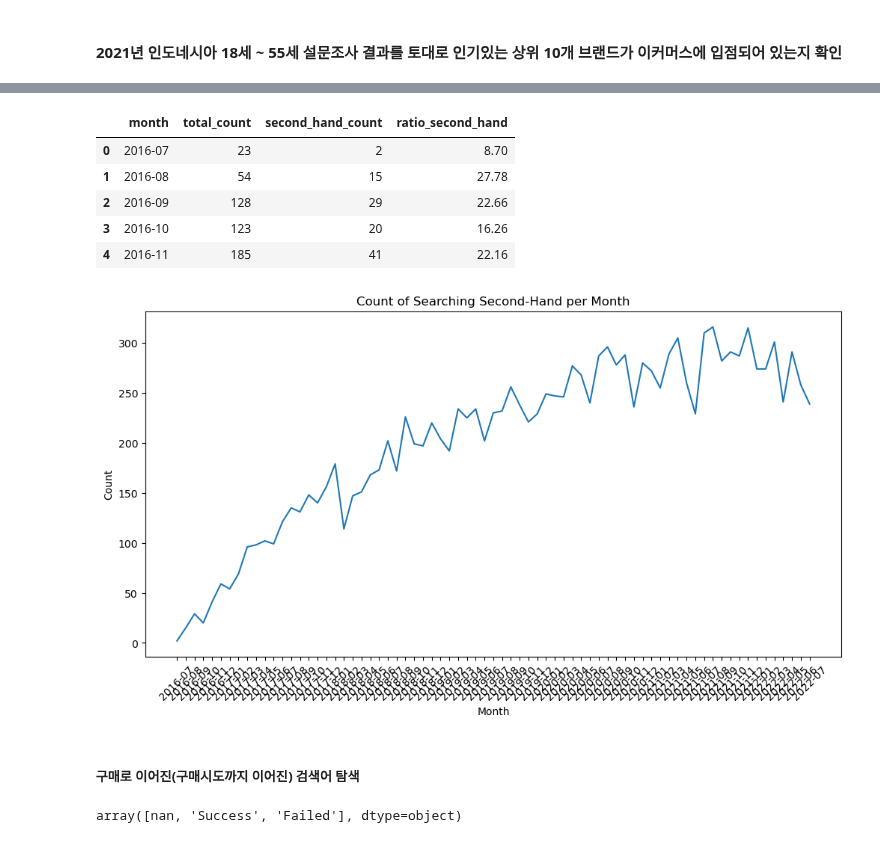
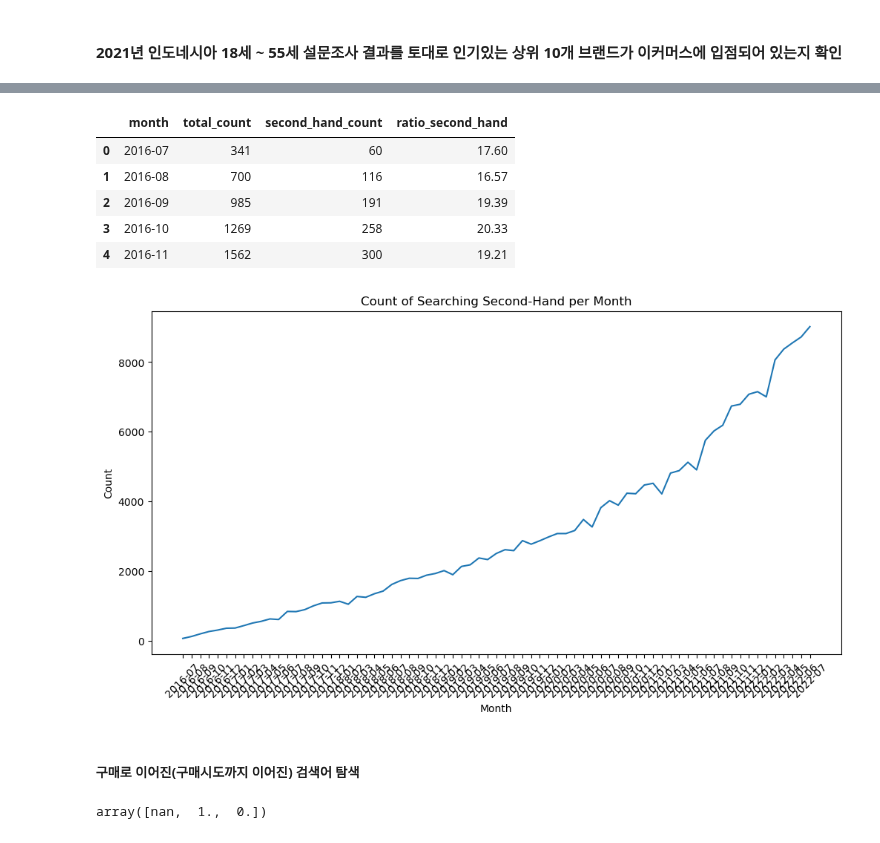
Before and after one commit to NARAEIM/tp2-da, a Jupyter notebook: tp2_da_hyunjune.ipynb, the cells around one changed output, grey strips where cells are left out. Saved outputs shown, nothing was run; the diff lists cells and outputs as text; code cells hidden in the pictures.

```diff
--- a/tp2_da_hyunjune.ipynb
+++ b/tp2_da_hyunjune.ipynb
@@ -7,0 +20,4 @@ import os
+# %%
+# click_stream_new table
+click_stream_new = pd.read_csv(base_path + '/click_stream_final.csv')
+click_stream_new.info()
@@ -314,46 +204,41 @@ click_df.head()
 # %%
 # 2016~2022년까지 매년 월별 전체검색 수, 중고 검색 수, 전체 검색 수 대비 중고 검색 비율
 
-# event_time을 object에서 시계열 데이터로 데이터타입 변환
-click_df['event_time'] = pd.to_datetime(click_df['event_time'])
-# 월 추출
-click_df['month'] = click_df['event_time'].dt.to_period('M')
+# 매년 월별 전체검색 수, 중고 검색 수, 전체 검색 수 대비 중고 검색 비율 정보 데이터프레임
+temp_click_stream_new = click_stream_new[click_stream_new['search_keywords'].notnull()].groupby('month')['session_id'].count()
+temp_click_stream_new = pd.DataFrame(data=temp_click_stream_new).reset_index()
+temp_click_stream_new['month'] = temp_click_stream_new['month'].astype('str')
 
-# 매년 월별 전체검색 수, 중고 검색 수, 전체 검색 수 대비 중고 검색 비율 정보 데이터프레임
-temp_click_df = click_df[click_df['search_keywords'].notnull()].groupby('month')['event_id'].count()
-temp_click_df = pd.DataFrame(data=temp_click_df).reset_index()
-temp_click_df['month'] = temp_click_df['month'].astype('str')
+temp_secondhand = click_stream_new[click_stream_new['search_keywords'] == 'Second Hand'].groupby('month')['session_id'].count()
+temp_secondhand = pd.DataFrame(data=temp_secondhand).reset_index()
+temp_secondhand['month'] = temp_click_stream_new['month'].astype('str')
 
-temp_secondhand = click_df[click_df['search_keywords'] == 'Second Hand'].groupby('month')['event_id'].count()
-temp_secondhand = pd.DataFrame(data=temp_secondhand).reset_index()
-temp_secondhand['month'] = temp_click_df['month'].astype('str')
+temp_click_stream_new = pd.merge(temp_click_stream_new, temp_secondhand, how='inner', on='month')
+temp_click_stream_new.columns = ['month', 'total_count', 'second_hand_count']
 
-temp_click_df = pd.merge(temp_click_df, temp_secondhand, how='inner', on='month')
-temp_click_df.columns = ['month', 'total_count', 'second_hand_count']
-
-temp_click_df['ratio_second_hand'] = round((temp_click_df['second_hand_count'] / temp_click_df['total_count']) * 100, 2)
-temp_click_df.head()
+temp_click_stream_new['ratio_second_hand'] = round((temp_click_stream_new['second_hand_count'] / temp_click_stream_new['total_count']) * 100, 2)
+temp_click_stream_new.head()
 # %% [output]
 |  | month | total_count | second_hand_count | ratio_second_hand |
-| 0 | 2016-07 | 23 | 2 | 8.70 |
-| 1 | 2016-08 | 54 | 15 | 27.78 |
-| 2 | 2016-09 | 128 | 29 | 22.66 |
-| 3 | 2016-10 | 123 | 20 | 16.26 |
-| 4 | 2016-11 | 185 | 41 | 22.16 |
+| 0 | 2016-07 | 341 | 60 | 17.60 |
+| 1 | 2016-08 | 700 | 116 | 16.57 |
+| 2 | 2016-09 | 985 | 191 | 19.39 |
+| 3 | 2016-10 | 1269 | 258 | 20.33 |
+| 4 | 2016-11 | 1562 | 300 | 19.21 |
 # %%
 # 월별로 중고 검색 횟수 모아보기
 plt.figure(figsize=(12, 6))
-ax = sns.lineplot(temp_click_df, x='month', y='second_hand_count')
+ax = sns.lineplot(temp_click_stream_new, x='month', y='second_hand_count')
 # ax2 = ax.twinx()
-# ax2 = sns.barplot(temp_click_df, x='month', y='ratio_second_hand', ax=ax2)
+# ax2 = sns.barplot(temp_click_stream_new, x='month', y='ratio_second_hand', ax=ax2)
 
 plt.xlabel('Month')
 plt.ylabel('Count')
 plt.title('Count of Searching Second-Hand per Month')
 plt.xticks(rotation=45)
 plt.show()
 # %% [output]
-[figure, old version]
+[figure, new version]
 # %% [markdown]
 ##### 구매로 이어진(구매시도까지 이어진) 검색어 탐색
 # %%
@@ -361,5 +246,5 @@ click_df = click_df.sort_values(by='event_time')
 # %%
-click_df.payment_status.unique()
+click_stream_new.payment_status.unique()
 # %% [output]
-array([nan, 'Success', 'Failed'], dtype=object)
+array([nan,  1.,  0.])
 # %%
```
Also changed, not shown: parts of 53 cells of this notebook, 1 other file.
